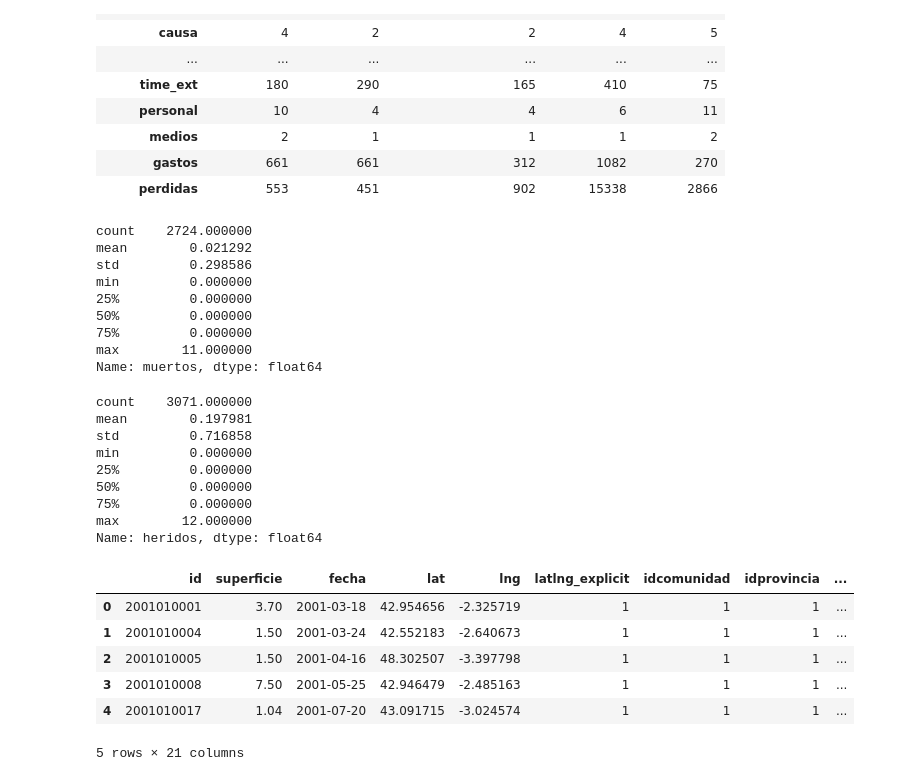
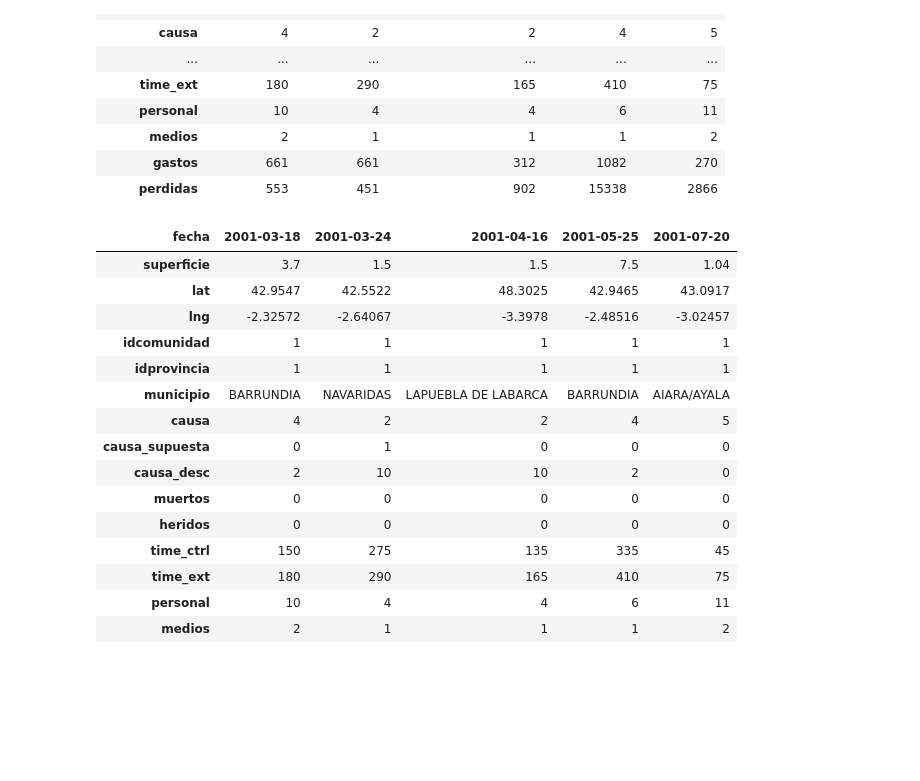
Before and after one commit to mimikyu8/Wildfire-harm-reduction, a Jupyter notebook: Untitled1.ipynb, the cells around one changed output. Cells and saved outputs as stored; diff of their text form; code cells hidden in the pictures; blank space fills up the shorter version.

```diff
--- a/Untitled1.ipynb
+++ b/Untitled1.ipynb
@@ -312,39 +312,29 @@ df = df.drop(["gastos"], axis = 1)
 
 #drop perdidas; same as above
 df = df.drop(["perdidas"], axis = 1)
-# %%
-df.muertos.describe()
-# %% [output]
-count    2724.000000
-mean        0.021292
-std         0.298586
-min         0.000000
-25%         0.000000
-50%         0.000000
-75%         0.000000
-max        11.000000
-Name: muertos, dtype: float64
-# %%
-df.heridos.describe()
-# %% [output]
-count    3071.000000
-mean        0.197981
-std         0.716858
-min         0.000000
-25%         0.000000
-50%         0.000000
-75%         0.000000
-max        12.000000
-Name: heridos, dtype: float64
-# %%
-df = pd.read_csv("fires-all.csv")
+# %%
+#in causa_supuesta, it's either 1 or NaN; so we fill the NaN we 0
+df = df.fillna(0)
+# %%
+#remove NaN rows in lat and lng because they are only 24 rows
+df = df[df["lat"].notna()]
+df = df[df["lng"].notna()]
 # %%
-df.head()
+df.head().transpose()
 # %% [output]
-|  | id | superficie | fecha | lat | lng | latlng_explicit | idcomunidad | idprovincia | ... |
-| 0 | 2001010001 | 3.70 | 2001-03-18 | 42.954656 | -2.325719 | 1 | 1 | 1 | ... |
-| 1 | 2001010004 | 1.50 | 2001-03-24 | 42.552183 | -2.640673 | 1 | 1 | 1 | ... |
-| 2 | 2001010005 | 1.50 | 2001-04-16 | 48.302507 | -3.397798 | 1 | 1 | 1 | ... |
-| 3 | 2001010008 | 7.50 | 2001-05-25 | 42.946479 | -2.485163 | 1 | 1 | 1 | ... |
-| 4 | 2001010017 | 1.04 | 2001-07-20 | 43.091715 | -3.024574 | 1 | 1 | 1 | ... |
+| fecha | 2001-03-18 | 2001-03-24 | 2001-04-16 | 2001-05-25 | 2001-07-20 |
+| superficie | 3.7 | 1.5 | 1.5 | 7.5 | 1.04 |
+| lat | 42.9547 | 42.5522 | 48.3025 | 42.9465 | 43.0917 |
+| lng | -2.32572 | -2.64067 | -3.3978 | -2.48516 | -3.02457 |
+| idcomunidad | 1 | 1 | 1 | 1 | 1 |
+| idprovincia | 1 | 1 | 1 | 1 | 1 |
+| municipio | BARRUNDIA | NAVARIDAS | LAPUEBLA DE LABARCA | BARRUNDIA | AIARA/AYALA |
+| causa | 4 | 2 | 2 | 4 | 5 |
+| causa_supuesta | 0 | 1 | 0 | 0 | 0 |
+| causa_desc | 2 | 10 | 10 | 2 | 0 |
+| muertos | 0 | 0 | 0 | 0 | 0 |
+| heridos | 0 | 0 | 0 | 0 | 0 |
+| time_ctrl | 150 | 275 | 135 | 335 | 45 |
+| time_ext | 180 | 290 | 165 | 410 | 75 |
+| personal | 10 | 4 | 4 | 6 | 11 |
+| medios | 2 | 1 | 1 | 1 | 2 |
-5 rows × 21 columns
```
Also changed, not shown: parts of 2 cells of this notebook.
